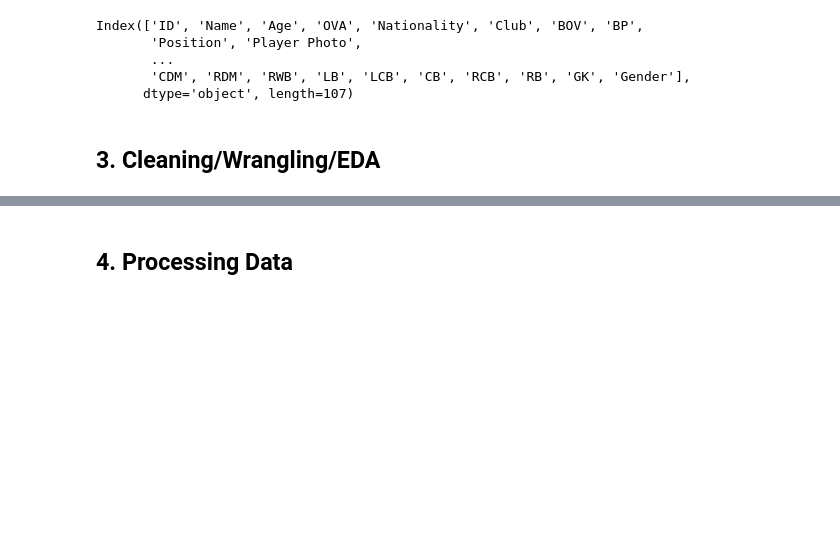
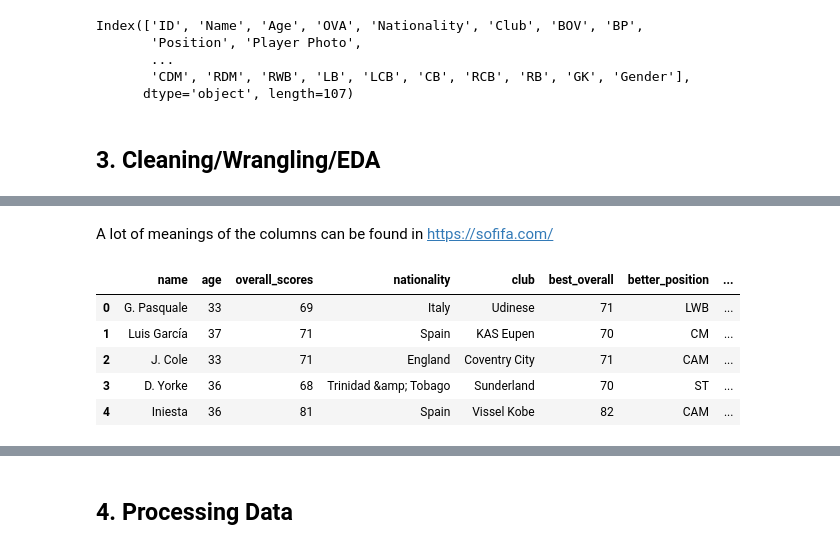
Before and after one commit to mariabollain/data_mid_bootcamp_project_FIFA_MoneyBall, a Jupyter notebook: FIFA.ipynb, the cells around one changed output, grey strips where cells are left out. Cells and saved outputs as stored; diff of their text form; code cells hidden in the pictures; blank space fills up the shorter version.

Commit message:
continued with data cleaning

```diff
--- a/FIFA.ipynb
+++ b/FIFA.ipynb
@@ -75,0 +98,42 @@ data.head()
+# %% [markdown]
+A lot of meanings of the columns can be found in https://sofifa.com/
+# %%
+# columns to drop
+
+drop_columns = ["position","player_photo","club_logo","flag_photo","team_&_contract","joined",
+                "contract","ls","st","rs","lw","lf","cf","rf","rw","lam","cam","ram","lm","lcm",
+                "cm","rcm","rm","lwb","ldm","cdm","rdm","rwb","lb","lcb","cb","rcb","rb","gk","gender"]
+
+# I think in a further step we should also drop the "name" column for the linear regression
+# %%
+data = data.drop(drop_columns, axis=1)
+# %%
+# rename rest of the columns with their meaning
+
+data = data.rename(columns={"ova":"overall_scores",
+                        "bov":"best_overall",
+                        "pot":"potential_scores",
+                        "w/f":"weak_foot",
+                        "sm":"skill_moves",
+                        "ir":"international_reputation",
+                        "gk":"goalkeeper",
+                        "cf":"center_forward",
+                        "lde":"loan_date_end",
+                        "pac":"pace",
+                        "bp":"better_position",
+                        "sm":"skilled_moves",
+                        "a/w":"attacking_work_rate",
+                        "d/w":"defensive_work_rate",
+                        "sho":"shooting",
+                        "pas":"passing",
+                        "dri":"dribbling",
+                        "def":"defending",
+                        "phy":"physical"})
+data.head()
+# %% [output]
+|  | name | age | overall_scores | nationality | club | best_overall | better_position | ... |
+| 0 | G. Pasquale | 33 | 69 | Italy | Udinese | 71 | LWB | ... |
+| 1 | Luis García | 37 | 71 | Spain | KAS Eupen | 70 | CM | ... |
+| 2 | J. Cole | 33 | 71 | England | Coventry City | 71 | CAM | ... |
+| 3 | D. Yorke | 36 | 68 | Trinidad &amp; Tobago | Sunderland | 70 | ST | ... |
+| 4 | Iniesta | 36 | 81 | Spain | Vissel Kobe | 82 | CAM | ... |
```
Also changed, not shown: parts of 28 cells of this notebook.
